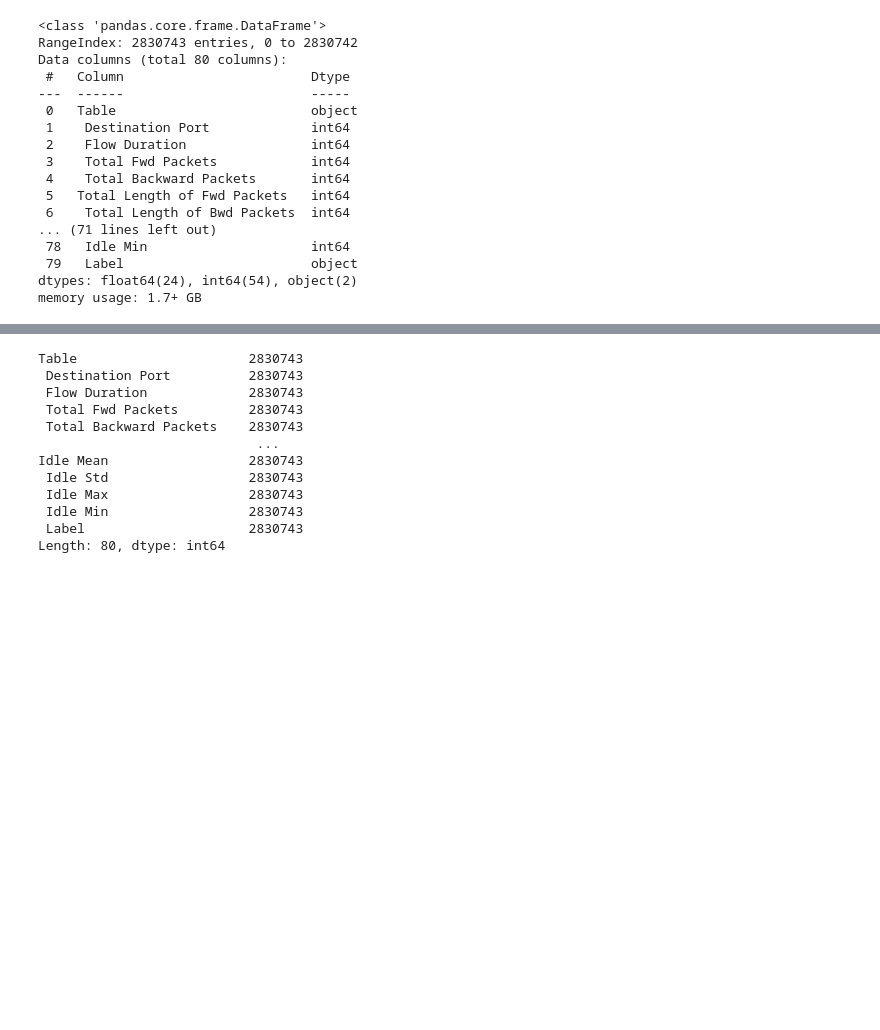
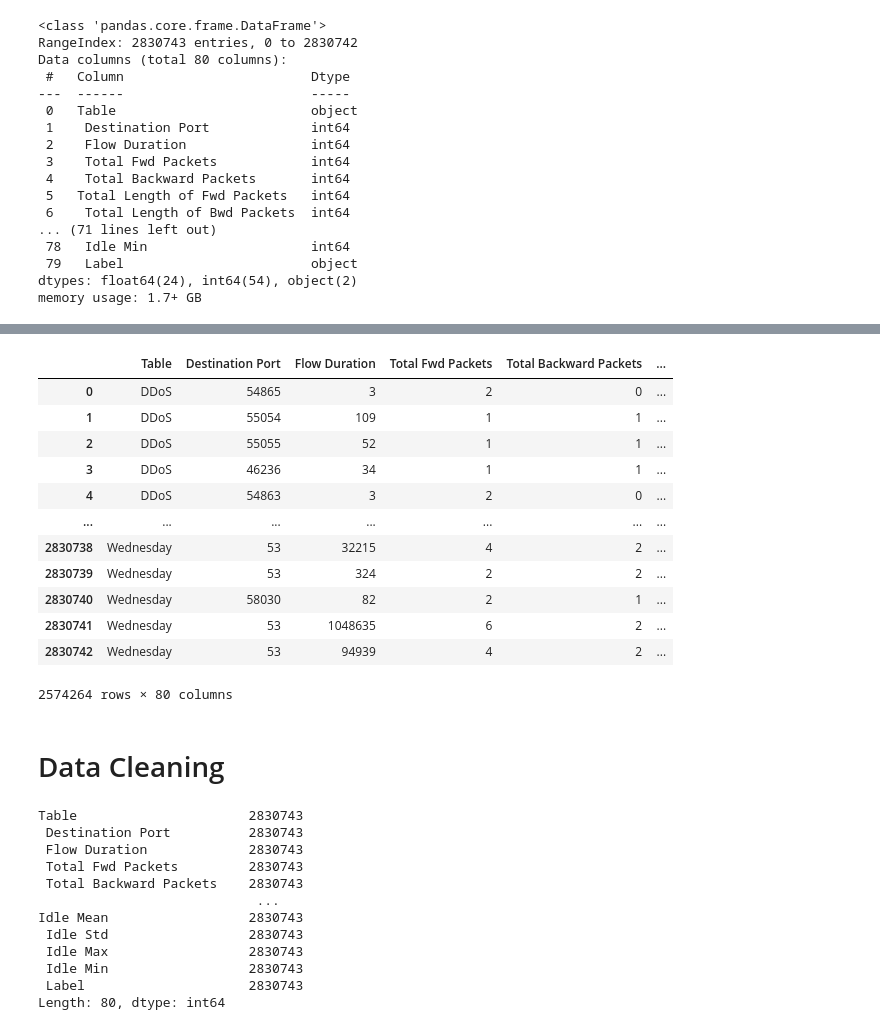
Before and after one commit to beck1226/DataScienceUnguidedCapstone, a Jupyter notebook: MachineLearningDataCleaned.ipynb, the cells around one changed output, grey strips where cells are left out. Saved outputs shown, nothing was run; the diff lists cells and outputs as text; code cells hidden in the pictures; blank space fills up the shorter version.

```diff
--- a/MachineLearningDataCleaned.ipynb
+++ b/MachineLearningDataCleaned.ipynb
@@ -268,3 +288,21 @@ Length: 80, dtype: int64
+# %%
+df.drop_duplicates()
+# %% [output]
+|  | Table | Destination Port | Flow Duration | Total Fwd Packets | Total Backward Packets | ... |
+| 0 | DDoS | 54865 | 3 | 2 | 0 | ... |
+| 1 | DDoS | 55054 | 109 | 1 | 1 | ... |
+| 2 | DDoS | 55055 | 52 | 1 | 1 | ... |
+| 3 | DDoS | 46236 | 34 | 1 | 1 | ... |
+| 4 | DDoS | 54863 | 3 | 2 | 0 | ... |
+| ... | ... | ... | ... | ... | ... | ... |
+| 2830738 | Wednesday | 53 | 32215 | 4 | 2 | ... |
+| 2830739 | Wednesday | 53 | 324 | 2 | 2 | ... |
+| 2830740 | Wednesday | 58030 | 82 | 2 | 1 | ... |
+| 2830741 | Wednesday | 53 | 1048635 | 6 | 2 | ... |
+| 2830742 | Wednesday | 53 | 94939 | 4 | 2 | ... |
+2574264 rows × 80 columns
+# %% [markdown]
+# Data Cleaning
 # %%
 #find the number of non-null values
 
```
Also changed, not shown: parts of 22 cells of this notebook.
